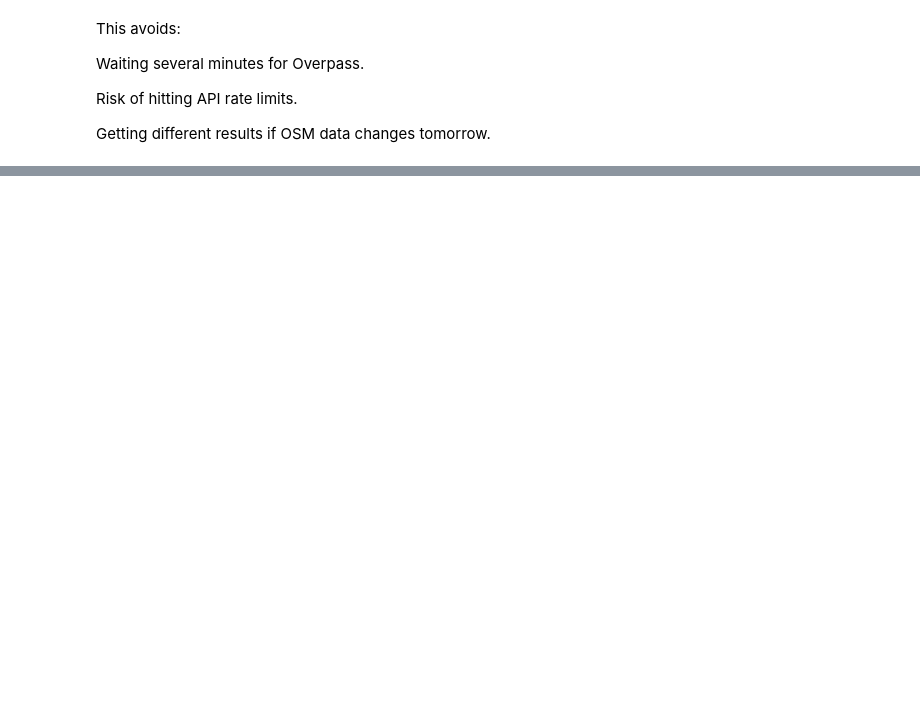
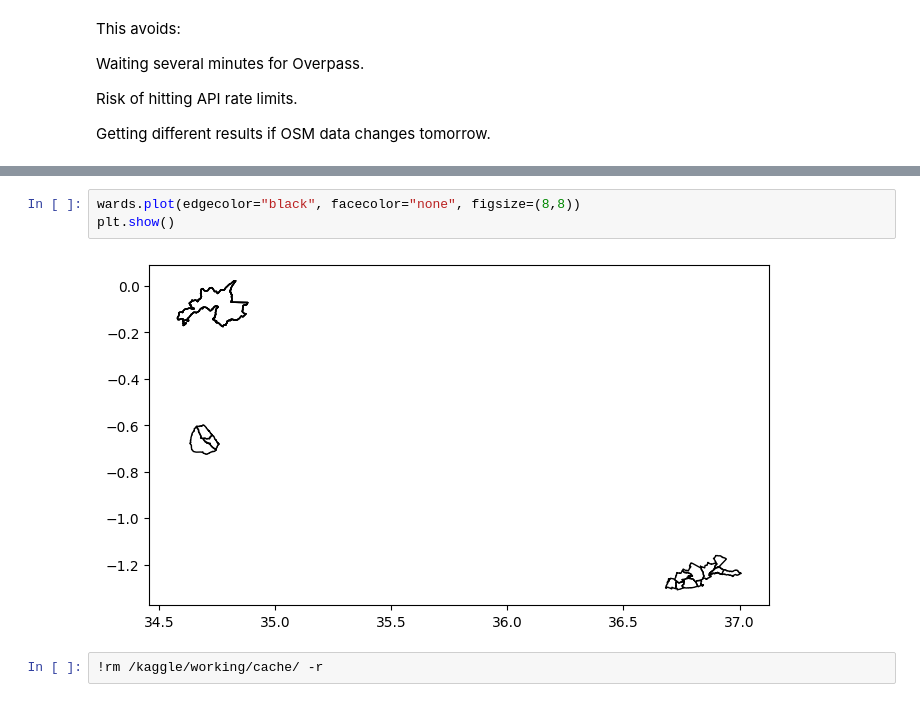
Before and after one commit to Yuri-Njathi/fynesse_mlfc, a Jupyter notebook: notebooks/planned-vs-unplanned-v2.ipynb, the cells around one changed output, grey strips where cells are left out. Cells and saved outputs as stored; diff of their text form; blank space fills up the shorter version.

Commit message:
Kaggle Notebook | Planned-vs-unplanned-generate-geopackage-v2 | Version 6

```diff
--- a/notebooks/planned-vs-unplanned-v2.ipynb
+++ b/notebooks/planned-vs-unplanned-v2.ipynb
@@ -94,0 +165,7 @@ gdf_admin = gpd.read_file("kenya_admin_levels.gpkg", layer="all_admin")
+# %%
+wards.plot(edgecolor="black", facecolor="none", figsize=(8,8))
+plt.show()
+# %% [output]
+[figure, added]
+# %%
+!rm /kaggle/working/cache/ -r
```
Also changed, not shown: parts of 10 cells of this notebook.
